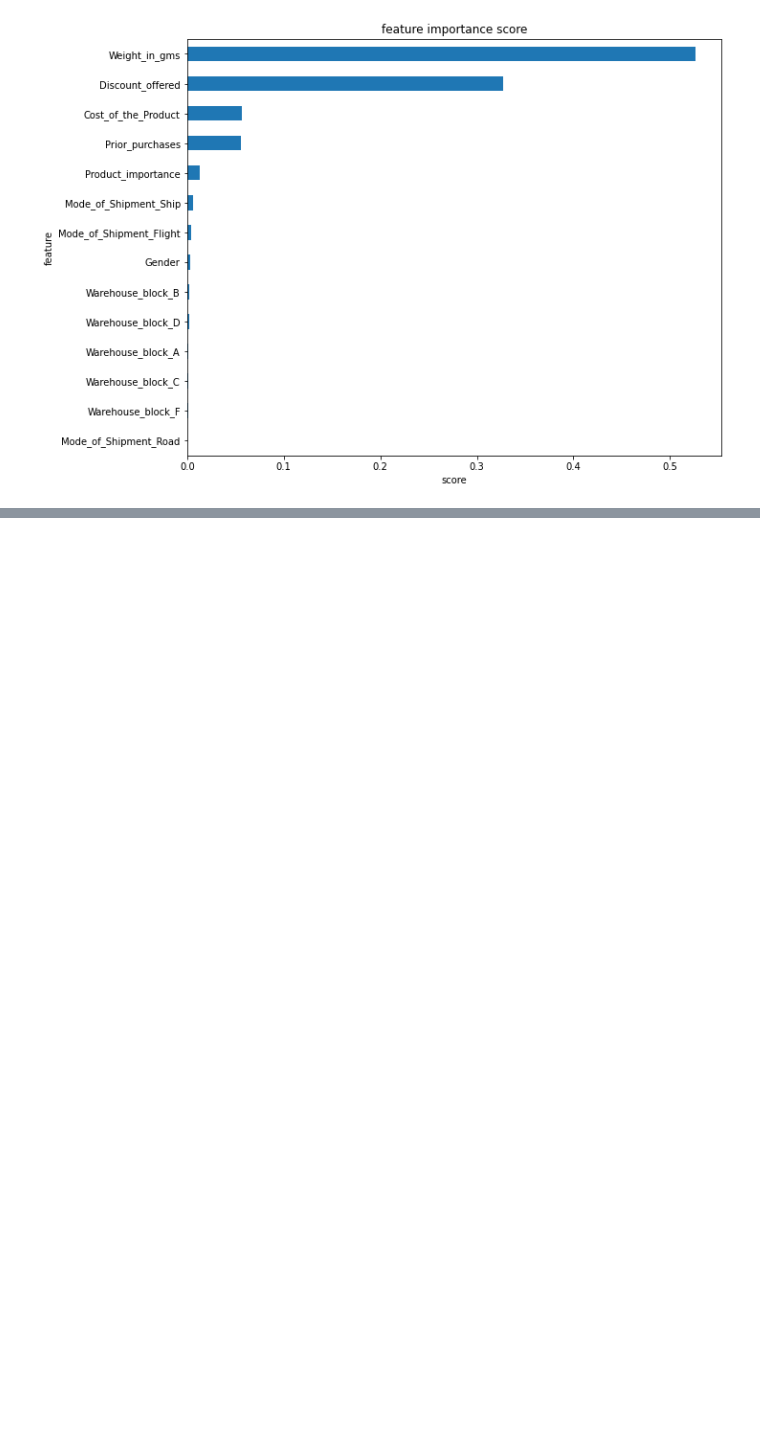
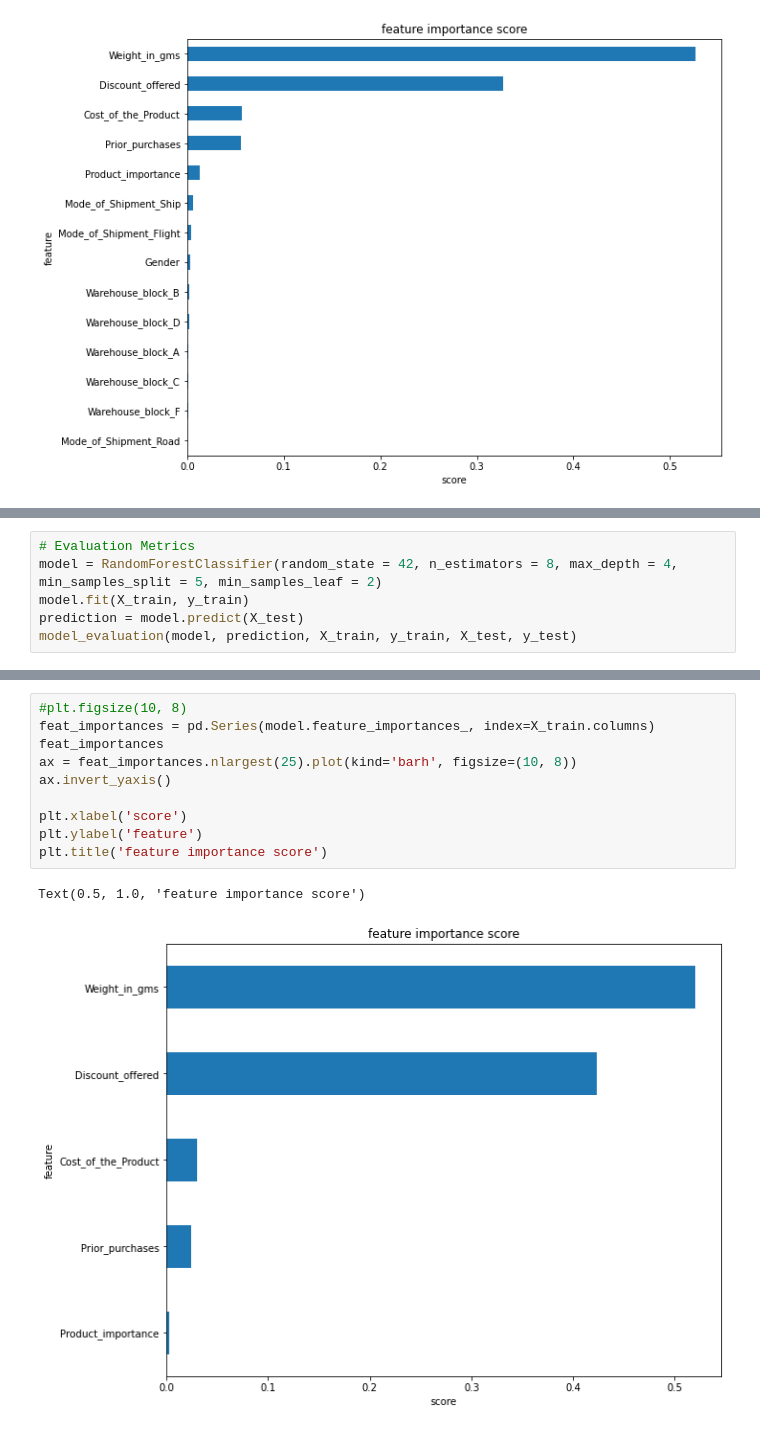
Before and after one commit to wahyunh10/Project-Ecommerce-Shipping-Clasification-Modeling, a Jupyter notebook: Stage3/Stage_3_Project.ipynb, the cells around one changed output, grey strips where cells are left out. Drawn from its saved outputs; the diff is of its cells as text; blank space fills up the shorter version.

```diff
--- a/Stage3/Stage_3_Project.ipynb
+++ b/Stage3/Stage_3_Project.ipynb
@@ -305,0 +369,6 @@ Text(0.5, 1.0, 'feature importance score')
+# %%
+# Evaluation Metrics
+model = RandomForestClassifier(random_state = 42, n_estimators = 8, max_depth = 4, min_samples_split = 5, min_samples_leaf = 2)
+model.fit(X_train, y_train)
+prediction = model.predict(X_test)
+model_evaluation(model, prediction, X_train, y_train, X_test, y_test)
@@ -305,0 +389,13 @@ Text(0.5, 1.0, 'feature importance score')
+# %%
+#plt.figsize(10, 8)
+feat_importances = pd.Series(model.feature_importances_, index=X_train.columns)
+feat_importances
+ax = feat_importances.nlargest(25).plot(kind='barh', figsize=(10, 8))
+ax.invert_yaxis()
+
+plt.xlabel('score')
+plt.ylabel('feature')
+plt.title('feature importance score')
+# %% [output]
+Text(0.5, 1.0, 'feature importance score')
+[figure, added]
```
Also changed, not shown: parts of 78 cells of this notebook.
